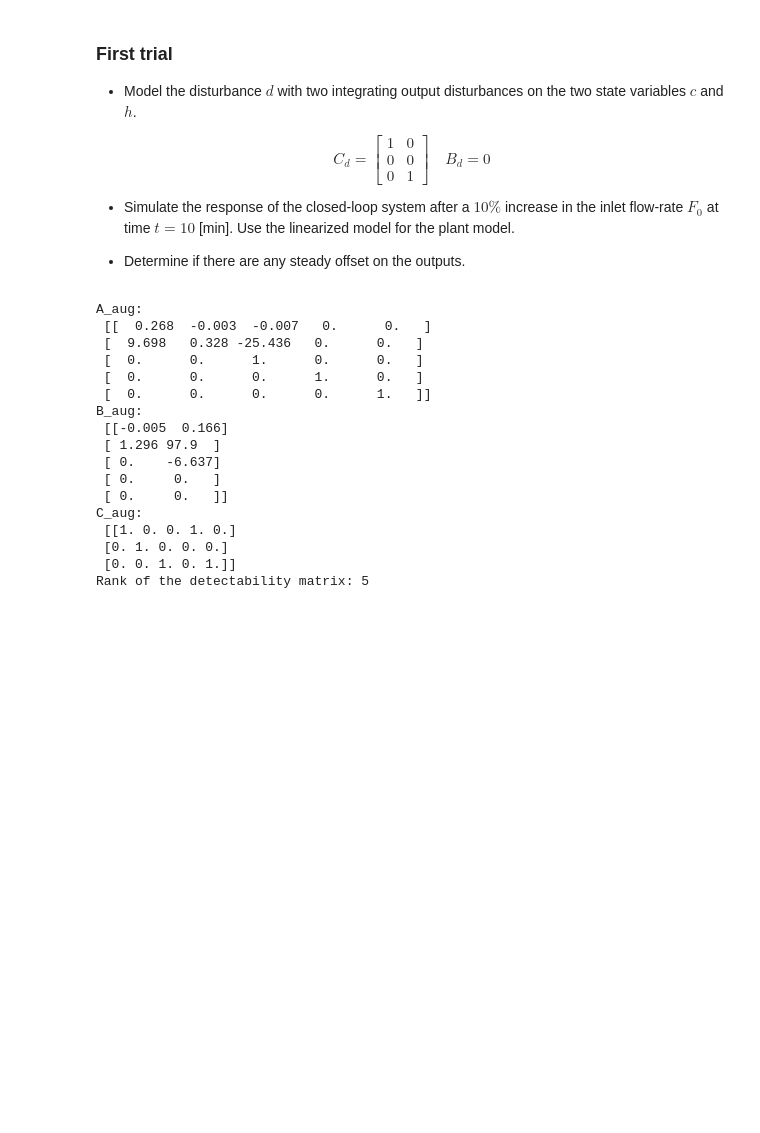
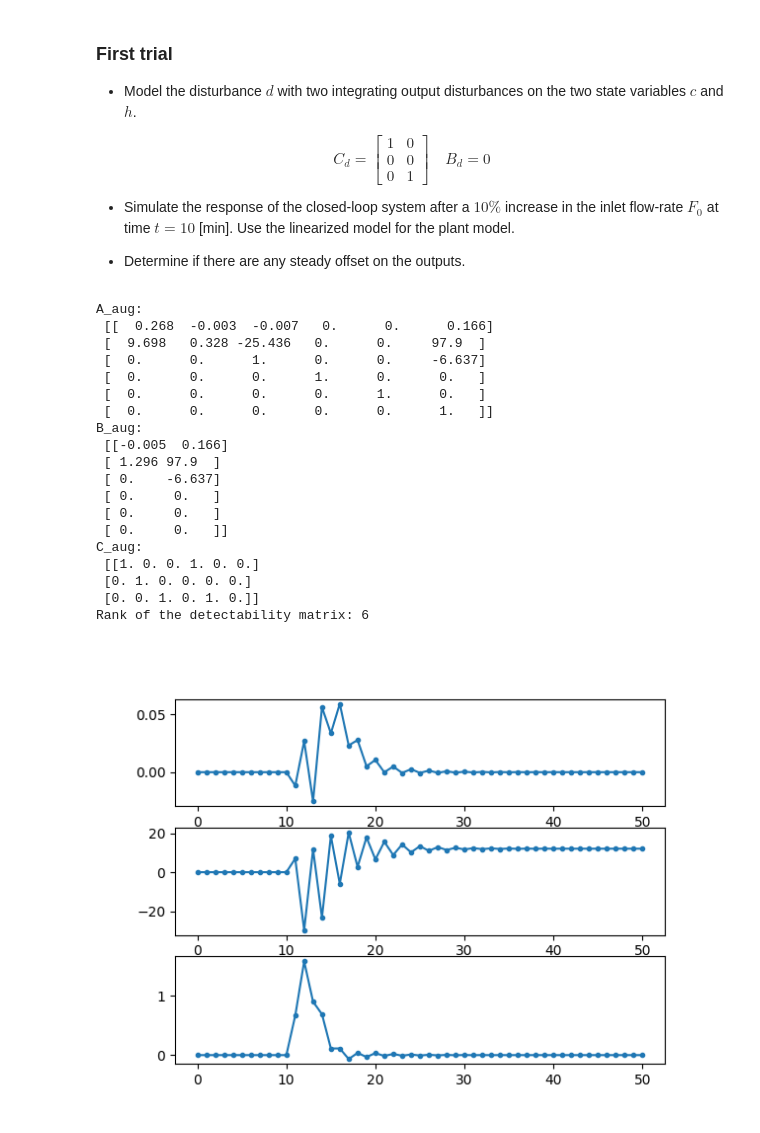
Before and after one commit to Luyao787/MPC-tutorial, a Jupyter notebook: tutorial class/week_05_offset_free.ipynb, the cells around one changed output. Drawn from its saved outputs; the diff is of its cells as text; code cells hidden in the pictures; blank space fills up the shorter version.

```diff
--- a/tutorial class/week_05_offset_free.ipynb
+++ b/tutorial class/week_05_offset_free.ipynb
@@ -159,13 +184,22 @@ $$
 
 - Determine if there are any steady offset on the outputs.
 # %%
-nd = 2
+# nd = 2
+# Cd = np.array([
+#     [1., 0.],
+#     [0., 0.],
+#     [0., 1.]
+# ])
+# Bd = np.zeros((nx, nd))
+
+nd = 3
+Bd = np.zeros((nx, nd))
+Bd[:, 2] = B[:, 1]
 Cd = np.array([
-    [1., 0.],
-    [0., 0.],
-    [0., 1.]
+    [1., 0., 0.],
+    [0., 0., 0.],
+    [0., 1., 0.]
 ])
-Bd = np.zeros((nx, nd))
 
 A_aug = np.block([
     [A, Bd],
@@ -187,27 +221,32 @@ if detec < nx + nd:
     print("The system is not detectable")
 # %% [output]
 A_aug:
- [[  0.268  -0.003  -0.007   0.      0.   ]
- [  9.698   0.328 -25.436   0.      0.   ]
- [  0.      0.      1.      0.      0.   ]
- [  0.      0.      0.      1.      0.   ]
- [  0.      0.      0.      0.      1.   ]]
+ [[  0.268  -0.003  -0.007   0.      0.      0.166]
+ [  9.698   0.328 -25.436   0.      0.     97.9  ]
+ [  0.      0.      1.      0.      0.     -6.637]
+ [  0.      0.      0.      1.      0.      0.   ]
+ [  0.      0.      0.      0.      1.      0.   ]
+ [  0.      0.      0.      0.      0.      1.   ]]
 B_aug:
  [[-0.005  0.166]
  [ 1.296 97.9  ]
  [ 0.    -6.637]
  [ 0.     0.   ]
+ [ 0.     0.   ]
  [ 0.     0.   ]]
 C_aug:
- [[1. 0. 0. 1. 0.]
- [0. 1. 0. 0. 0.]
- [0. 0. 1. 0. 1.]]
-Rank of the detectability matrix: 5
+ [[1. 0. 0. 1. 0. 0.]
+ [0. 1. 0. 0. 0. 0.]
+ [0. 0. 1. 0. 1. 0.]]
+Rank of the detectability matrix: 6
 # %%
 from scipy.signal import place_poles
 
 # Define desired eigenvalues (observer pole placements)
-eigenplace = np.array([-0.3188, 0.6763, 0.3933 + 0.1810j, 0.3933 - 0.1810j, 0])
+# eigenplace = np.array([-0.3188, 0.6763, 0.3933 + 0.1810j, 0.3933 - 0.1810j, 0])
+
+eigenplace = [0.5437 + 0.9125j, 0.5437 - 0.9125j, -0.3122, 0.1263, 0.5485, 0.6854];
+
 
 # Compute observer gain matrix L
 place_result = place_poles(A_aug.T, C_aug.T, eigenplace)
@@ -221,0 +312,8 @@ for k in range(num_sim_steps):
+# %%
+fig, ax = plt.subplots(3, 1)
+ax[0].plot(x_hist[:, 0], '-o', label='x1', markersize=3)
+ax[1].plot(x_hist[:, 1], '-o', label='x2', markersize=3)
+ax[2].plot(x_hist[:, 2], '-o', label='x3', markersize=3)
+plt.show()
+# %% [output]
+[figure, added]
```
Also changed, not shown: parts of 5 cells of this notebook.
